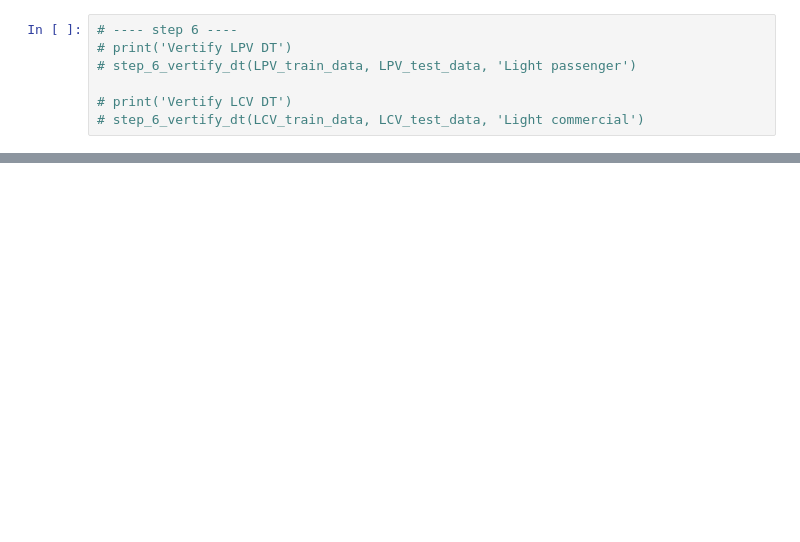
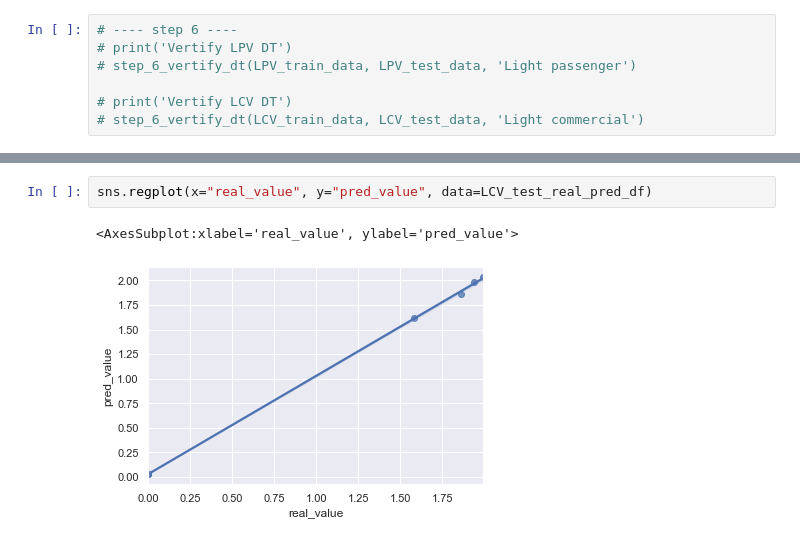
Before and after one commit to tbai915/722BDAS, a Jupyter notebook: BDAS.ipynb, the cells around one changed output, grey strips where cells are left out. Cells and saved outputs as stored; diff of their text form; blank space fills up the shorter version.

```diff
--- a/BDAS.ipynb
+++ b/BDAS.ipynb
@@ -186,0 +414,5 @@ regparam = 1.000000, LPV r2 = 0.9887, LCV r2 = 0.9541
+# %%
+sns.regplot(x="real_value", y="pred_value", data=LCV_test_real_pred_df)
+# %% [output]
+<AxesSubplot:xlabel='real_value', ylabel='pred_value'>
+[figure, added]
```
Also changed, not shown: parts of 28 cells of this notebook, 1 other file.
